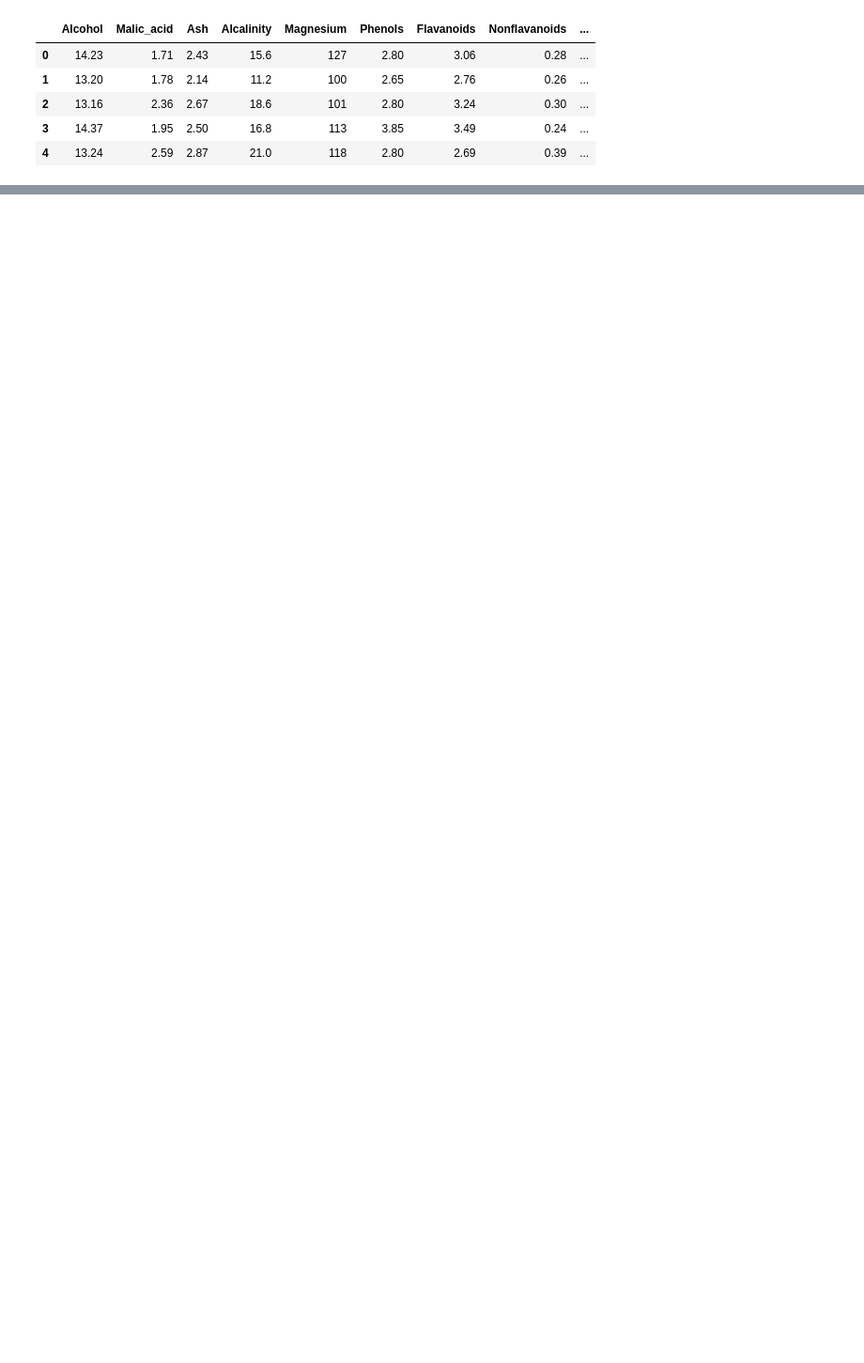
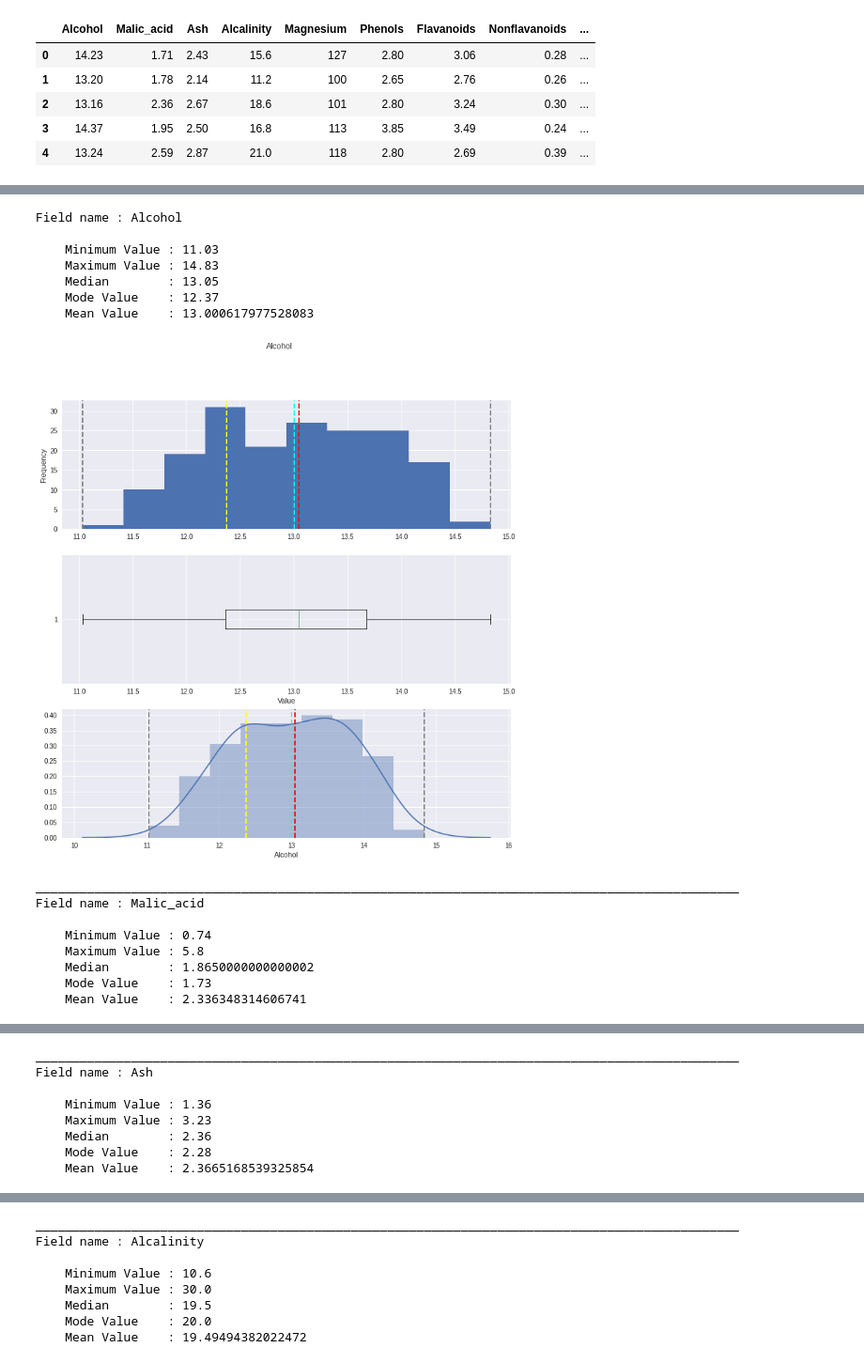
Before and after one commit to NishantBaheti/Azure-DataScience, a Jupyter notebook: WineClassification.ipynb, the cells around one changed output, grey strips where cells are left out. Shown at 94% size. Drawn from its saved outputs; the diff is of its cells as text; code cells hidden in the pictures; blank space fills up the shorter version.

```diff
--- a/WineClassification.ipynb
+++ b/WineClassification.ipynb
@@ -29,0 +43,3 @@ df.head()
+# %%
+features = ['Alcohol','Malic_acid','Ash','Alcalinity','Magnesium','Phenols','Flavanoids','Nonflavanoids','Proanthocyanins','Color_intensity','Hue','OD280_315_of_diluted_wines','Proline']
+label = 'WineVariety'
@@ -29,0 +91,21 @@ df.head()
+# %%
+for i in features:
+    plot_distribution(df[i])
+    print("________________________________________________________________________________________________")
+# %% [output]
+Field name : Alcohol
+
+    Minimum Value : 11.03
+    Maximum Value : 14.83
+    Median        : 13.05
+    Mode Value    : 12.37
+    Mean Value    : 13.000617977528083
+[figure, added]
+________________________________________________________________________________________________
+Field name : Malic_acid
+
+    Minimum Value : 0.74
+    Maximum Value : 5.8
+    Median        : 1.8650000000000002
+    Mode Value    : 1.73
+    Mean Value    : 2.336348314606741
@@ -29,0 +113,8 @@ df.head()
+________________________________________________________________________________________________
+Field name : Ash
+
+    Minimum Value : 1.36
+    Maximum Value : 3.23
+    Median        : 2.36
+    Mode Value    : 2.28
+    Mean Value    : 2.3665168539325854
@@ -29,0 +122,8 @@ df.head()
+________________________________________________________________________________________________
+Field name : Alcalinity
+
+    Minimum Value : 10.6
+    Maximum Value : 30.0
+    Median        : 19.5
+    Mode Value    : 20.0
+    Mean Value    : 19.49494382022472
```
Also changed, not shown: parts of 7 cells of this notebook, 2 other files.
